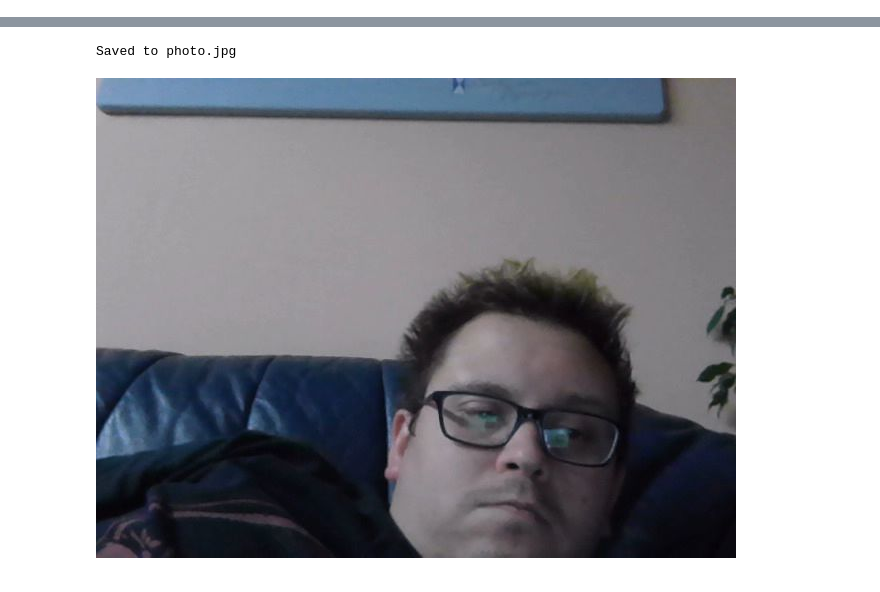
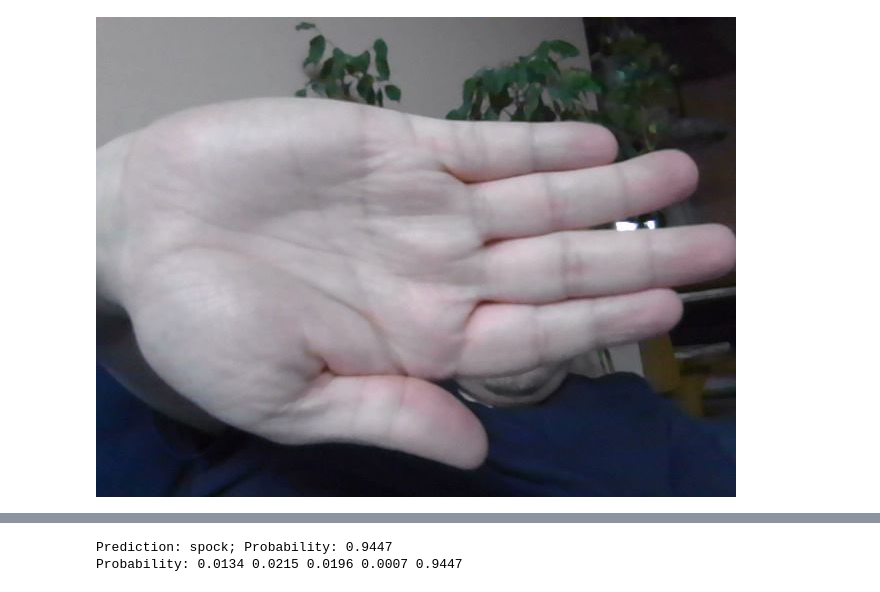
Before and after one commit to pds2021/a5-crown90, a Jupyter notebook: Assignment_5_WebApp.ipynb, the cells around one changed output, grey strips where cells are left out. Cells and saved outputs as stored; diff of their text form; code cells hidden in the pictures.

```diff
--- a/Assignment_5_WebApp.ipynb
+++ b/Assignment_5_WebApp.ipynb
@@ -5,12 +52,12 @@ from IPython.display import display, Javascript
 from google.colab.output import eval_js
 from base64 import b64decode
 
-def take_photo(filename='photo.jpg', quality=0.8):
+def take_photo(filename='player_choice.jpg', quality=0.8):
   js = Javascript('''
     async function takePhoto(quality) {
       const div = document.createElement('div');
       const capture = document.createElement('button');
-      capture.textContent = 'Capture';
+      capture.textContent = 'Adjust your hand and click to CAPTURE';
       div.appendChild(capture);
 
       const video = document.createElement('video');
@@ -46,14 +97,30 @@ def take_photo(filename='photo.jpg', quality=0.8):
+# %%
+download_url('https://github.com/pds2021/a5-crown90/releases/download/v0.1/export.pkl', 'rock-paper-scissors-lizard-spock.pkl')
+learn_inf = load_learner('rock-paper-scissors-lizard-spock.pkl', cpu=True)
 # %%
 from IPython.display import Image
+out_pl = widgets.Output()
+lbl_pred = widgets.Label()
+
+VBox([widgets.Label('Select your bear!'),
+      out_pl, lbl_pred])
+
 try:
   filename = take_photo()
-  print('Saved to {}'.format(filename))
+  display(Image(filename))
 
-  # Show the image which was just taken.
-  display(Image(filename))
+  img = PILImage.create(filename)
+  pred,pred_idx,probs = learn_inf.predict(img)
+  pred_result = f'Prediction: {pred}; Probability: {probs[pred_idx]:.04f}'
+  pred_result2 = f'Probability: {probs[0]:.04f} {probs[1]:.04f} {probs[2]:.04f} {probs[3]:.04f} {probs[4]:.04f}'
+  lbl_pred.value = pred_result
+  print(pred_result)
+  print(pred_result2)
+
 except Exception as err:
   # Errors will be thrown if the user does not have a webcam or if they do not
   # grant the page permission to access it.
   print(str(err))
 # %% [output]
 [interactive output not drawn]
+[figure, new version]
@@ -60,2 +128,2 @@ except Exception as err:
-Saved to photo.jpg
+Prediction: spock; Probability: 0.9447
+Probability: 0.0134 0.0215 0.0196 0.0007 0.9447
-[figure, old version]
```
Also changed, not shown: parts of 6 cells of this notebook.
